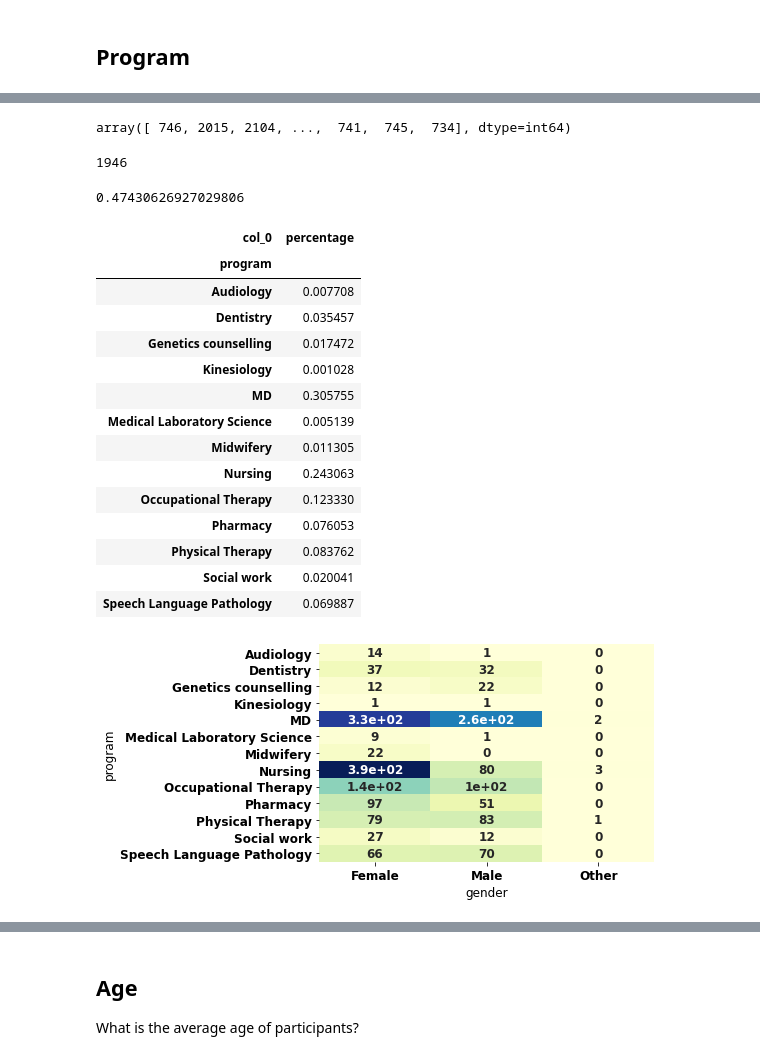
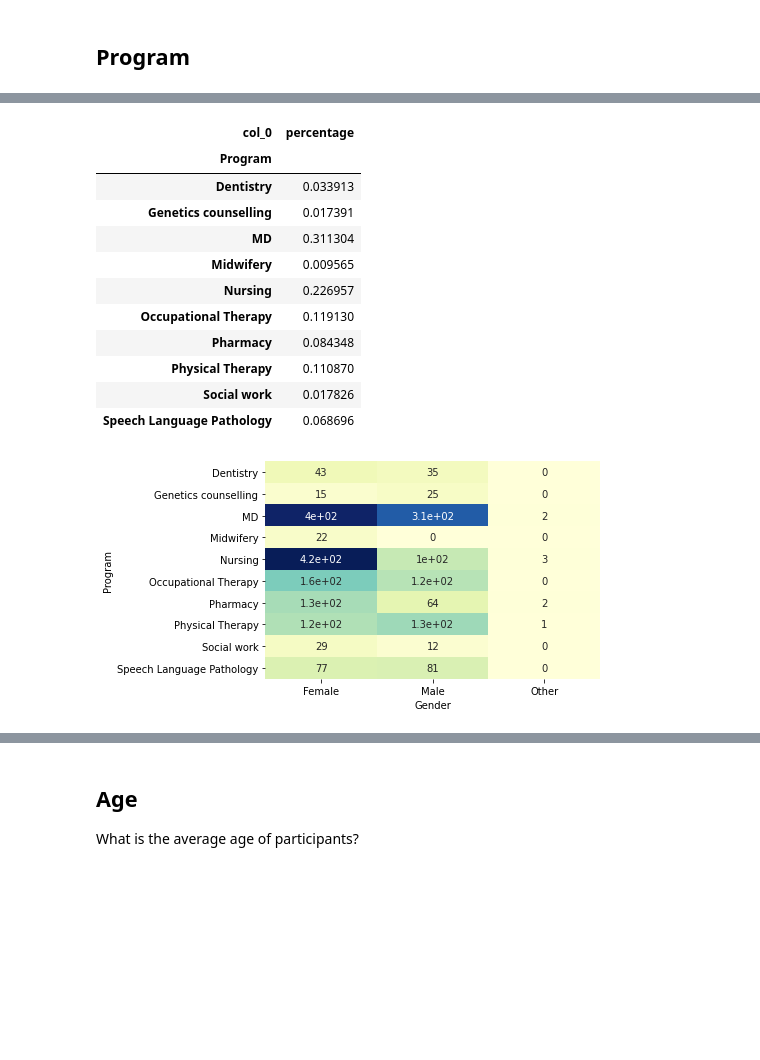
Before and after one commit to minnieteng/ai_survey, a Jupyter notebook: survey_analysis.ipynb, the cells around one changed output, grey strips where cells are left out. Drawn from its saved outputs; the diff is of its cells as text; code cells hidden in the pictures; blank space fills up the shorter version.

```diff
--- a/survey_analysis.ipynb
+++ b/survey_analysis.ipynb
@@ -10,7 +61,6 @@ import seaborn as sns
 # %%
 #load file & take a quick look at raw data
-os.chdir('C:/Users/melxt/Git/AI_survey_/Data')
-raw_df = pd.read_csv("20210518.csv", skiprows = lambda x: x in [1, 2])
+raw_df = pd.read_csv("20210531.csv", skiprows = lambda x: x in [1, 2])
 raw_df.head()
 raw_df
 # %% [output]
@@ -217,0 +390,17 @@ number of valid responses: 1946
+# %%
+df_val = df_val2.copy()
+df_val = df_val.rename(columns = { "Q1": "school", 'Q1_18_TEXT': 'school_text', 'Q2':'program',
+       'Q2_18_TEXT':'program_text', 'Q19':'year_level', 'Q19_5_TEXT':'year_level_text','Q3':'age',
+       'Q4':'gender', 'Q4_6_TEXT':'gender_text', 'Q5':'highest_ed',
+       'Q5_8_TEXT':'highest ed_text', 'is_grad':'is_grad','Q6':'professional_interest',
+       'How much do you support or oppose the development of AI in your field?':'AI_percep',
+       'I believe artificial intelligence will have an impact on my career.':'AI_impact_Likert',
+       'I believe healthcare students need to learn the basics of AI.':'AI_ed_Likert',
+       'I understand the ethical implications of AI usage in my field.':'AI_ethics_Likert',
+       'I feel hopeful about having AI in my field.':'AI_hope_Likert',
+       'I am worried about the role AI will play in my field.':'AI_worry_Likert',
+       'I believe AI is a technology that requires careful management.':'AI_mgmt_Likert',
+       'Q11_0_GROUP':'AI_ed_obj',
+       'Q11_7_TEXT':'AI_ed_text', 'Q12':'AI_impact_time', 'Q13':'AI_curric',
+       'Q13_3_TEXT':'AI_curric_text', 'Q14':'AI_ed_form', 'Q14_15_TEXT':'AI_ed_form_text'})
+len(df_val)
@@ -401,5 +576,0 @@ Name: program, dtype: int64
-# %%
-font = {'family' : 'normal',
-        'weight' : 'bold',
-        'size'   : 12}
-plt.rc('font', **font)
@@ -427,42 +604,22 @@ plt.show()
-# %%
-df_val.sort_values(by='program', ascending=False).index.values
-# %% [output]
-array([ 746, 2015, 2104, ...,  741,  745,  734], dtype=int64)
-# %%
-df_val.program.value_counts().sum()
-# %% [output]
-1946
-# %%
-923/len(df_val)
-# %% [output]
-0.47430626927029806
 # %%
 #program representation proportion
-import seaborn as sns
-sns.heatmap(pd.crosstab([df_val.program], [df_val.gender]),
+sns.heatmap(pd.crosstab([df_val.Program], [df_val.Gender]),
             cmap="YlGnBu", annot=True, cbar=False)
-program = pd.crosstab(index=df_val["program"],
+program = pd.crosstab(index=df_val["Program"],
                       columns="percentage",
                       normalize='all')
-#program.columns=["count","rowtotal"]
-#program.index=["MD","Audiology","Dentistry","Genetics counselling","Kinesiology","Medical Laboratory Science","Midwifery",
-              #"Nursing","Occupational Therapy","Pharmacy","Physical Therapy","Social work",
-               #"Speech Language Pathology","coltotal"]
 program
 # %% [output]
 | col_0 | percentage |
-| program |  |
-| Audiology | 0.007708 |
-| Dentistry | 0.035457 |
-| Genetics counselling | 0.017472 |
-| Kinesiology | 0.001028 |
-| MD | 0.305755 |
-| Medical Laboratory Science | 0.005139 |
-| Midwifery | 0.011305 |
-| Nursing | 0.243063 |
-| Occupational Therapy | 0.123330 |
-| Pharmacy | 0.076053 |
-| Physical Therapy | 0.083762 |
-| Social work | 0.020041 |
-| Speech Language Pathology | 0.069887 |
+| Program |  |
+| Dentistry | 0.033913 |
+| Genetics counselling | 0.017391 |
+| MD | 0.311304 |
+| Midwifery | 0.009565 |
+| Nursing | 0.226957 |
+| Occupational Therapy | 0.119130 |
+| Pharmacy | 0.084348 |
+| Physical Therapy | 0.110870 |
+| Social work | 0.017826 |
+| Speech Language Pathology | 0.068696 |
-[figure, old version]
+[figure, new version]
```
Also changed, not shown: parts of 260 cells of this notebook.
